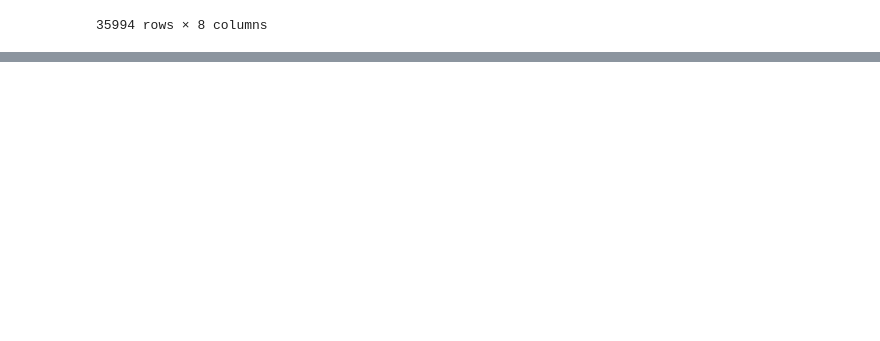
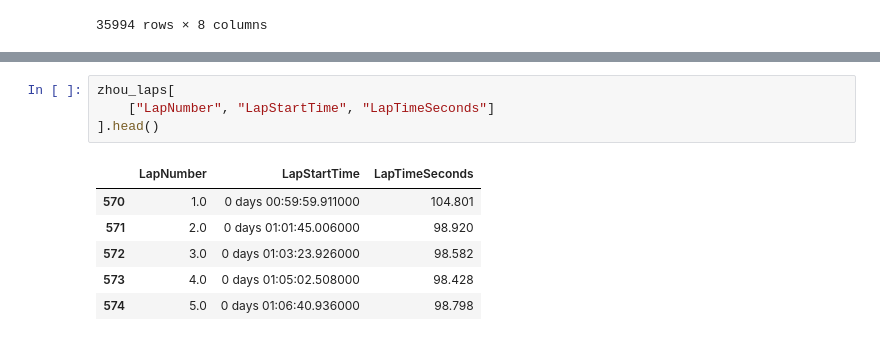
Before and after one commit to mohammedDhinojwala/f1-ai-race-strategy, a Jupyter notebook: notebooks/01_data_investigation.ipynb, the cells around one changed output, grey strips where cells are left out. Drawn from its saved outputs; the diff is of its cells as text; blank space fills up the shorter version.

```diff
--- a/notebooks/01_data_investigation.ipynb
+++ b/notebooks/01_data_investigation.ipynb
@@ -1925,0 +1933,11 @@ zhou_pos
+# %%
+zhou_laps[
+    ["LapNumber", "LapStartTime", "LapTimeSeconds"]
+].head()
+# %% [output]
+|  | LapNumber | LapStartTime | LapTimeSeconds |
+| 570 | 1.0 | 0 days 00:59:59.911000 | 104.801 |
+| 571 | 2.0 | 0 days 01:01:45.006000 | 98.920 |
+| 572 | 3.0 | 0 days 01:03:23.926000 | 98.582 |
+| 573 | 4.0 | 0 days 01:05:02.508000 | 98.428 |
+| 574 | 5.0 | 0 days 01:06:40.936000 | 98.798 |
```
Also changed, not shown: parts of 6 cells of this notebook.
